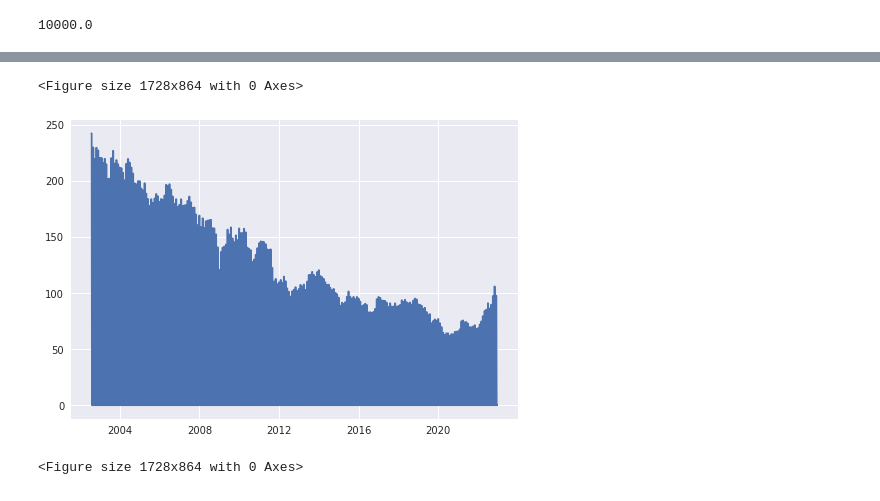
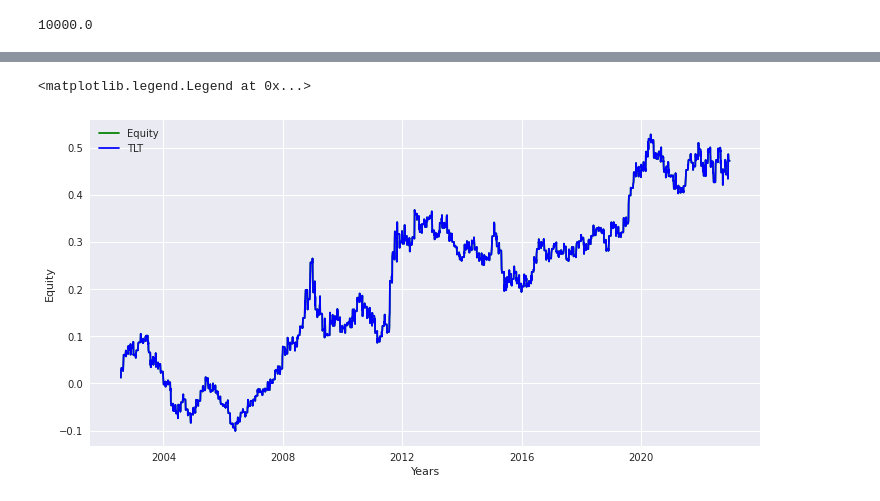
Before and after one commit to adevrent/tradfi_strats, a Jupyter notebook: end_of_month_dressing.ipynb, the cells around one changed output, grey strips where cells are left out. Saved outputs shown, nothing was run; the diff lists cells and outputs as text; code cells hidden in the pictures.

```diff
--- a/end_of_month_dressing.ipynb
+++ b/end_of_month_dressing.ipynb
@@ -216,8 +222,11 @@ df
-# %%
-plt.style.use("seaborn")
-plt.plot(df.index, df["contracts"])
-plt.figure(figsize = (24, 12))
-# %% [output]
-<Figure size 1728x864 with 0 Axes>
-[figure, removed]
-<Figure size 1728x864 with 0 Axes>
+# %%
+plt.style.use("seaborn")
+plt.figure(figsize = (12, 6))
+plt.plot(df.index, df["equity_change_cumsum"], c = "g", label = "Equity")
+plt.plot(df.index, df["TLT_change_cumsum"], c = "b", label = "TLT")
+plt.xlabel("Years")
+plt.ylabel("Equity")
+plt.legend()
+# %% [output]
+<matplotlib.legend.Legend at 0x...>
+[figure, added]
```
Also changed, not shown: parts of 8 cells of this notebook.
